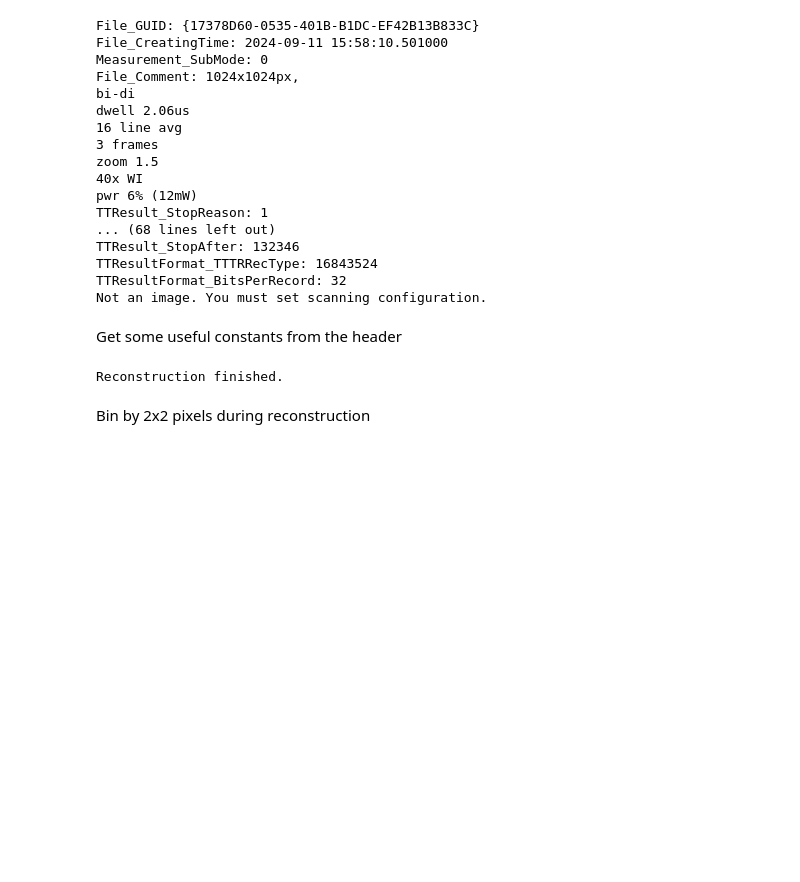
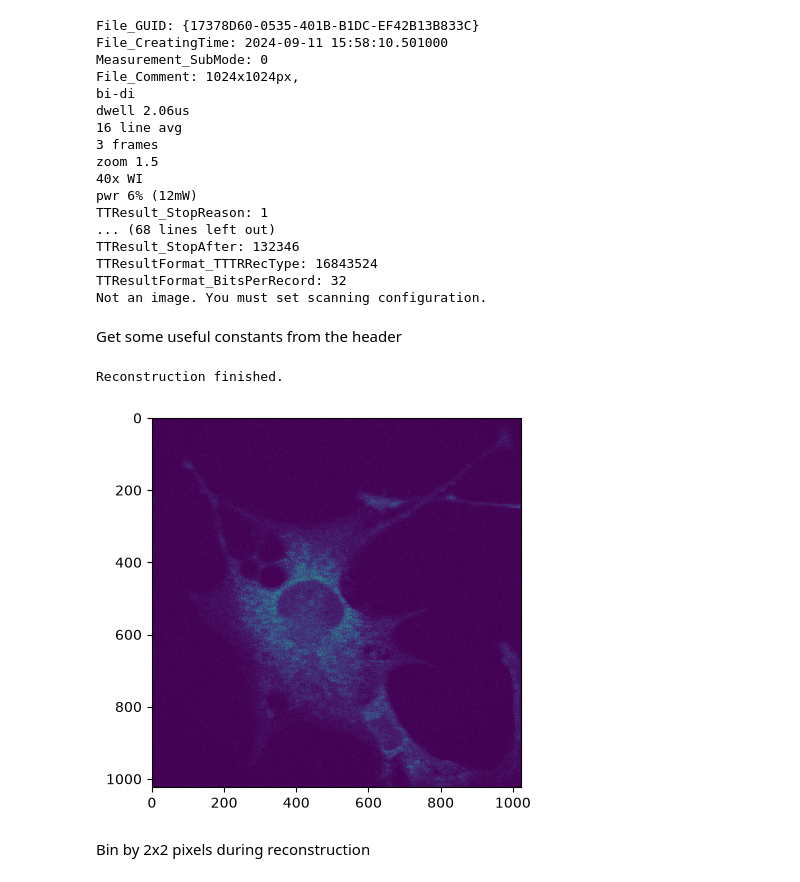
Before and after one commit to panekdal/tttrkit, a Jupyter notebook: examples/src/examples/image_reconstruction_with_masking.ipynb, the cells around one changed output. Cells and saved outputs as stored; diff of their text form; code cells hidden in the pictures; blank space fills up the shorter version.

```diff
--- a/examples/src/examples/image_reconstruction_with_masking.ipynb
+++ b/examples/src/examples/image_reconstruction_with_masking.ipynb
@@ -44,38 +44,44 @@ repetition_rate = reader.header.tags.get("TTResult_SyncRate",40e6)
 tcspc_resolution = reader.header.tags.get("MeasDesc_Resolution",5e-12)
 tcspc_bins = estimate_tcspc_bins(reader.header.tags,buffer=10) # if buffer = 0, channel overflow can be expected
 # %%
+import matplotlib.pyplot as plt
 from tttrkit.ptuio.decoder import T3OverflowCorrector
 from tttrkit.ptuio.reconstructor import ScanConfig
 from tttrkit.ptuio.reconstructor import ImageReconstructor
+
 
 corrector = T3OverflowCorrector(wraparound=wrap)
 
 cfg = ScanConfig(
     bidirectional=True,
-    bidirectional_phase_shift= 0.00677,
     frames= 3,
     lines=1024,
     pixels=1024,
     line_accumulations= (16,),
     max_detector=2
     )
 
 reconstructor = ImageReconstructor(
         config=cfg,
         laser_sync_rate=repetition_rate,
         tcspc_channels= tcspc_bins,
         tcspc_resolution=tcspc_resolution,
         outputs=['photon_count']
         )
 
+reader.reset()
 for chunk in reader.iter_chunks():
     corrected_chunk = corrector.correct(chunk)
     reconstructor.update(corrected_chunk)
 
 result = reconstructor.finalize()
 image = result.photon_count
+fig,ax=plt.subplots()
+ax.imshow(image.values[0,0,:,:,0,])
+plt.show()
 # %% [output]
 Reconstruction finished.
+[figure, added]
 # %% [markdown]
 Bin by 2x2 pixels during reconstruction
 # %%
```
Also changed, not shown: parts of 8 cells of this notebook, 8 other files.
